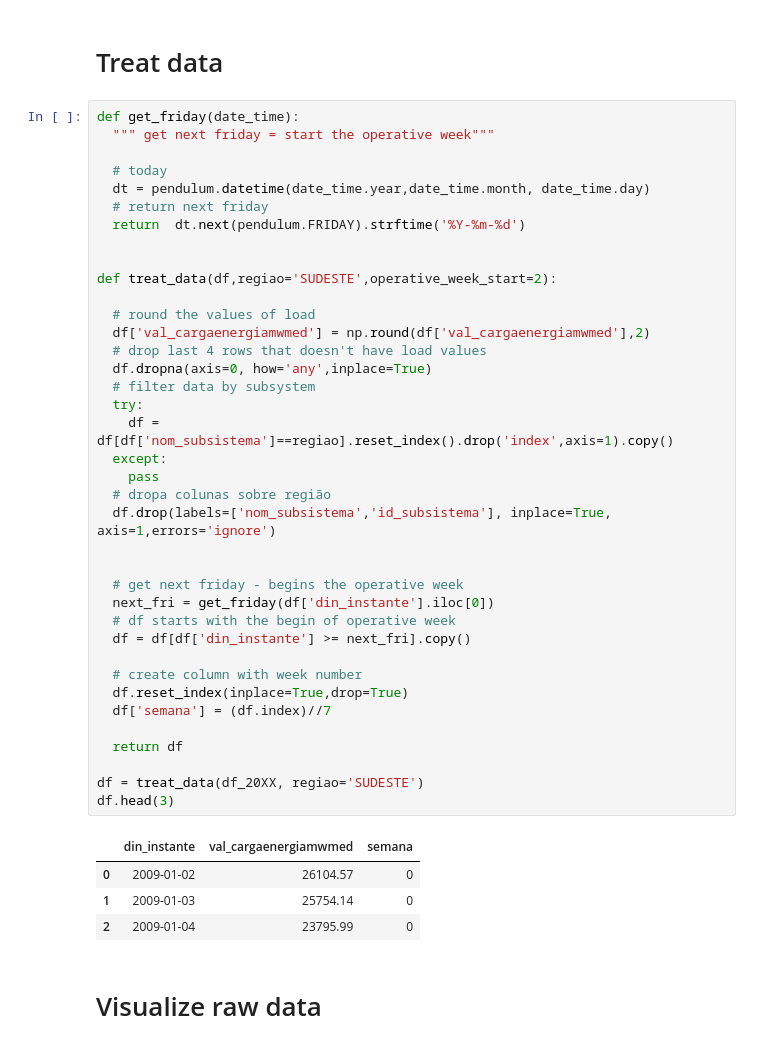
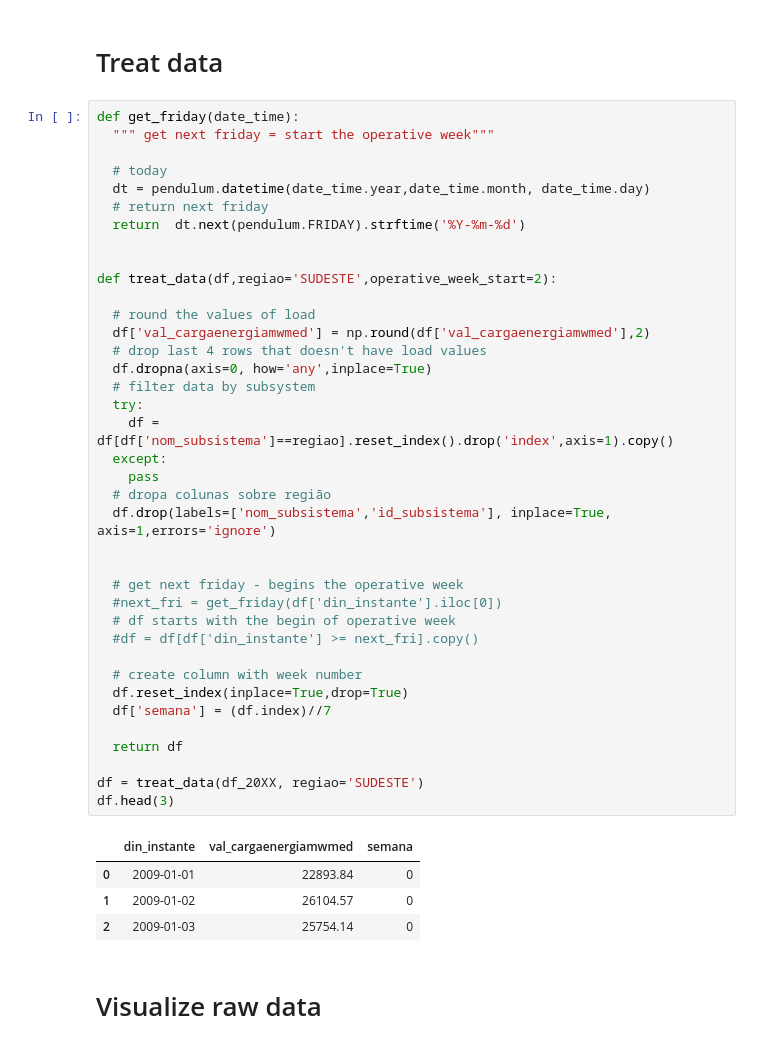
Before and after one commit to marcos-mansur/load-forecast, a Jupyter notebook: Notebook_8_hyperptuning_LSTM_base_em_dias.ipynb, the cells around one changed output. Drawn from its saved outputs; the diff is of its cells as text.

```diff
--- a/Notebook_8_hyperptuning_LSTM_base_em_dias.ipynb
+++ b/Notebook_8_hyperptuning_LSTM_base_em_dias.ipynb
@@ -43,38 +43,38 @@ def get_friday(date_time):
 
 
 def treat_data(df,regiao='SUDESTE',operative_week_start=2):
 
   # round the values of load
   df['val_cargaenergiamwmed'] = np.round(df['val_cargaenergiamwmed'],2)
   # drop last 4 rows that doesn't have load values
   df.dropna(axis=0, how='any',inplace=True)
   # filter data by subsystem
   try:
     df = df[df['nom_subsistema']==regiao].reset_index().drop('index',axis=1).copy()
   except:
     pass
   # dropa colunas sobre região
   df.drop(labels=['nom_subsistema','id_subsistema'], inplace=True, axis=1,errors='ignore')
 
 
   # get next friday - begins the operative week
-  next_fri = get_friday(df['din_instante'].iloc[0])
+  #next_fri = get_friday(df['din_instante'].iloc[0])
   # df starts with the begin of operative week
-  df = df[df['din_instante'] >= next_fri].copy()
+  #df = df[df['din_instante'] >= next_fri].copy()
 
   # create column with week number
   df.reset_index(inplace=True,drop=True)
   df['semana'] = (df.index)//7
 
   return df
 
 df = treat_data(df_20XX, regiao='SUDESTE')
 df.head(3)
 # %% [output]
 |  | din_instante | val_cargaenergiamwmed | semana |
-| 0 | 2009-01-02 | 26104.57 | 0 |
-| 1 | 2009-01-03 | 25754.14 | 0 |
-| 2 | 2009-01-04 | 23795.99 | 0 |
+| 0 | 2009-01-01 | 22893.84 | 0 |
+| 1 | 2009-01-02 | 26104.57 | 0 |
+| 2 | 2009-01-03 | 25754.14 | 0 |
 # %% [markdown]
 # Visualize raw data
 # %%
```
Also changed, not shown: parts of 11 cells of this notebook.
